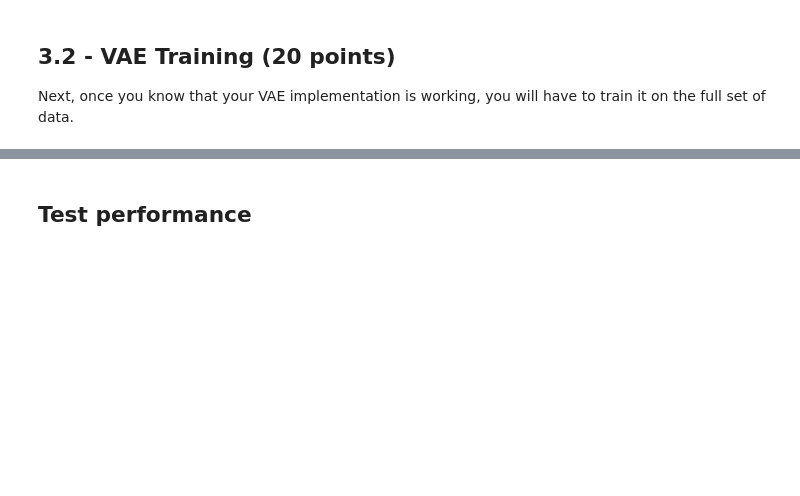
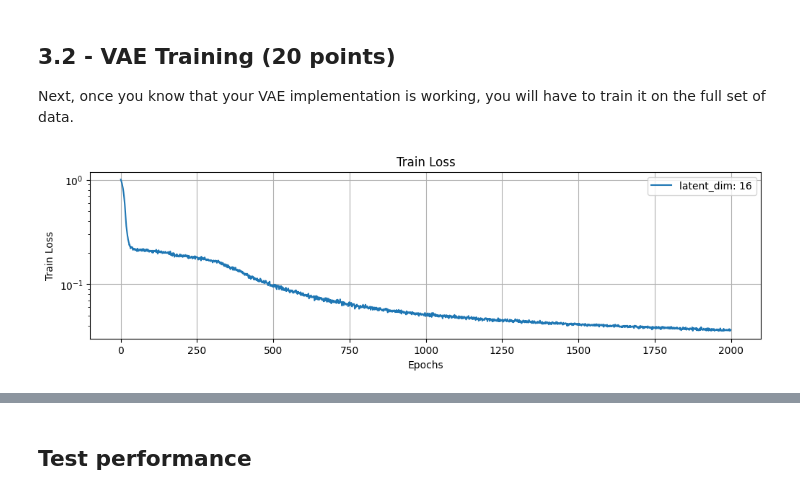
Before and after one commit to Jinjaguo/ROB599-Robot-learning, a Jupyter notebook: HW5/ROB498_hw5.ipynb, the cells around one changed output, grey strips where cells are left out. Cells and saved outputs as stored; diff of their text form; code cells hidden in the pictures; blank space fills up the shorter version.

```diff
--- a/HW5/ROB498_hw5.ipynb
+++ b/HW5/ROB498_hw5.ipynb
@@ -418,37 +440,49 @@ train_losses = []
 for epoch_i in pbar:
     train_loss_i = 0.
     # --- Your code here
+    for data in train_loader:
 
+      reconstructed_state,mu,log_var,latent_state = vae_model(data["states"])
+
+      loss = loss_func(reconstructed_state,data["states"],mu,log_var)
+
+      optimizer.zero_grad()
+
+      loss.backward()
+
+      optimizer.step()
 
     # ---
     train_loss_i += loss.item()
     pbar.set_description(f'Latent dim {LATENT_DIM} - Loss: {train_loss_i:.4f}')
     train_losses.append(train_loss_i)
 
 losses = train_losses
 vaes = vae_model
 # Evaluate:
 vae_model.eval()
 states_rec, mu, log_var, latent_state = vae_model(states)
 
 
 # plot train loss and test loss:
 fig, axes = plt.subplots(nrows=1, ncols=1, figsize=(12, 3))
 axes = [axes]
 axes[0].plot(losses, label=f'latent_dim: {LATENT_DIM}')
 axes[0].grid()
 axes[0].legend()
 axes[0].set_title('Train Loss')
 axes[0].set_xlabel('Epochs')
 axes[0].set_ylabel('Train Loss')
 axes[0].set_yscale('log')
 
 
 # ---
 
 # save model:
 save_path = os.path.join('./vae_model.pt')
 torch.save(vae_model.state_dict(), save_path)
+# %% [output]
+[figure, added]
 # %%
 # Visualize the state and its reconstruction:
 num_states_to_plot = 10
```
Also changed, not shown: parts of 16 cells of this notebook, 7 other files.
